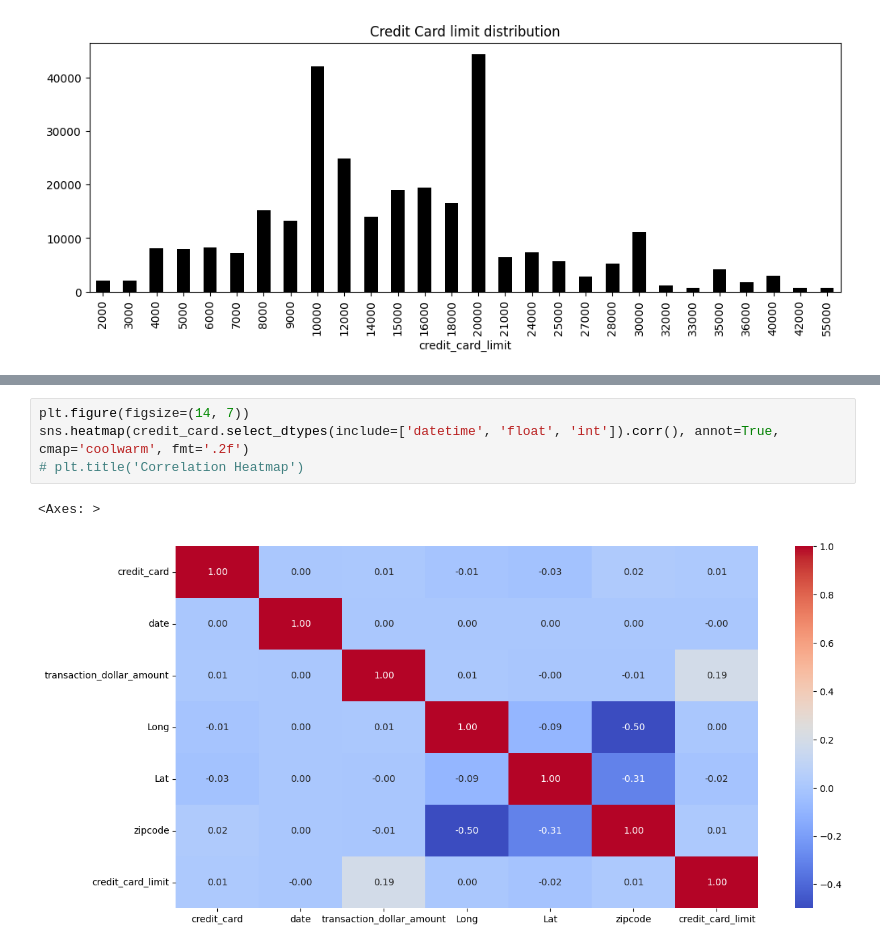
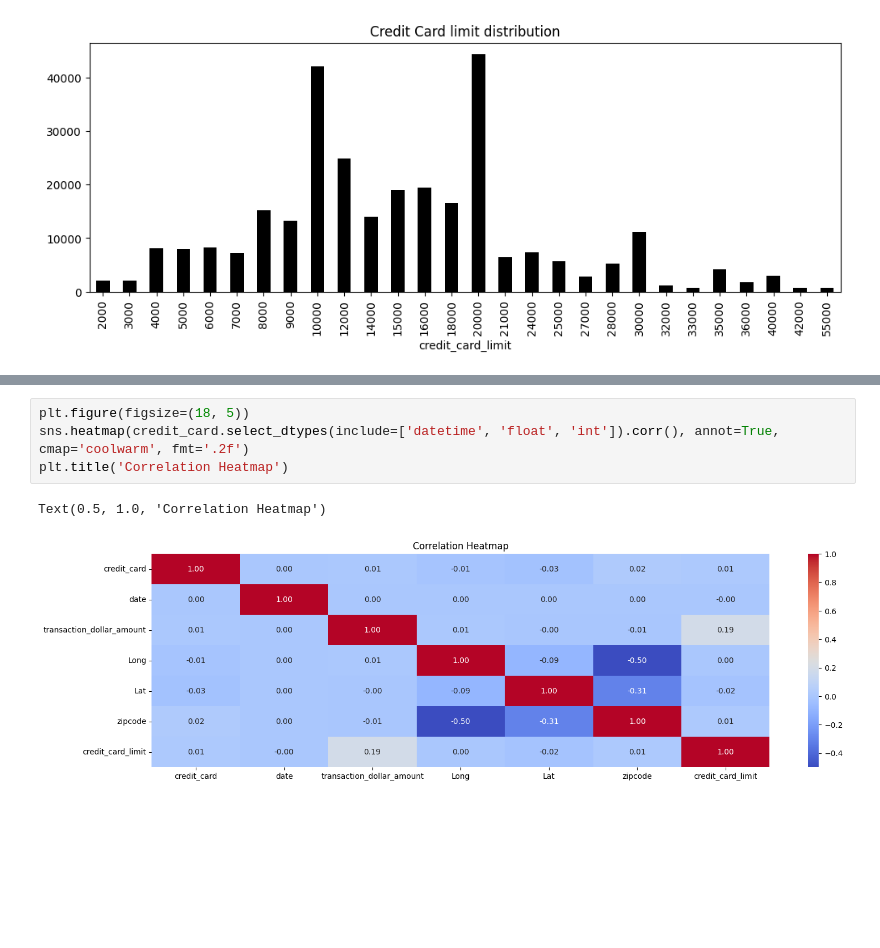
Before and after one commit to kefrankk/ML-fraud-detection, a Jupyter notebook: fraud_detection_model.ipynb, the cells around one changed output, grey strips where cells are left out. Cells and saved outputs as stored; diff of their text form; blank space fills up the shorter version.

```diff
--- a/fraud_detection_model.ipynb
+++ b/fraud_detection_model.ipynb
@@ -165,9 +169,9 @@ credit_card.select_dtypes(include=['datetime', 'float', 'int']).corr()
 | zipcode | 0.023004 | 0.001589 | -0.005318 | -0.499151 | -0.309885 | 1.000000 | 0.011202 |
 | credit_card_limit | 0.011901 | -0.000578 | 0.188185 | 0.001861 | -0.020188 | 0.011202 | 1.000000 |
 # %%
-plt.figure(figsize=(14, 7))
+plt.figure(figsize=(18, 5))
 sns.heatmap(credit_card.select_dtypes(include=['datetime', 'float', 'int']).corr(), annot=True, cmap='coolwarm', fmt='.2f')
-# plt.title('Correlation Heatmap')
+plt.title('Correlation Heatmap')
 # %% [output]
-<Axes: >
+Text(0.5, 1.0, 'Correlation Heatmap')
-[figure, old version]
+[figure, new version]
```
Also changed, not shown: parts of 25 cells of this notebook.
